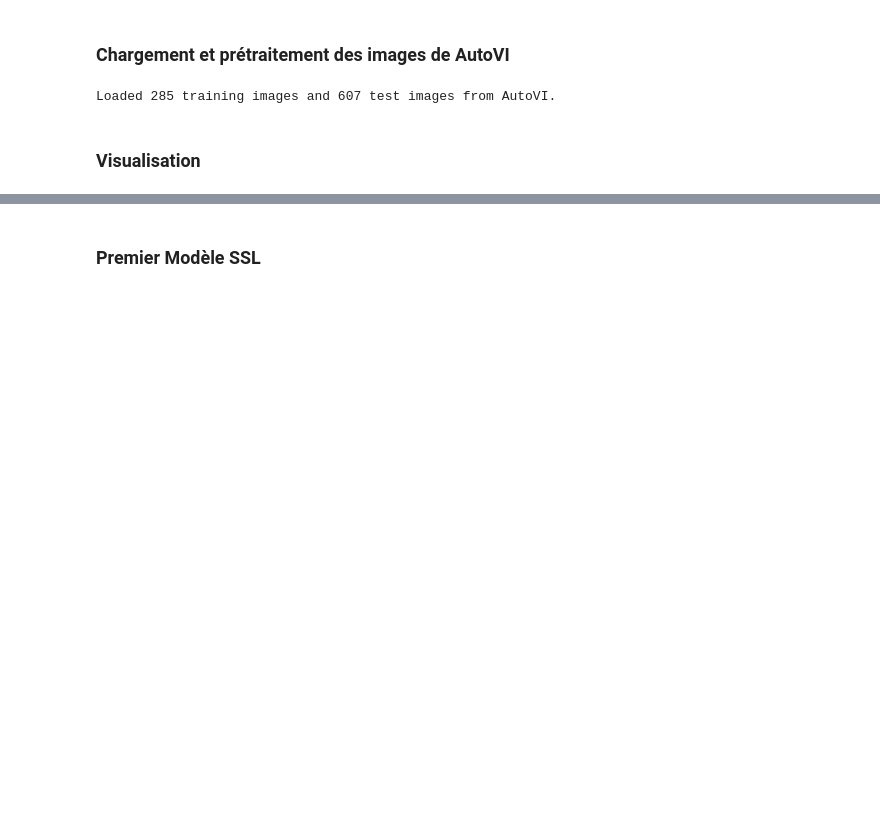
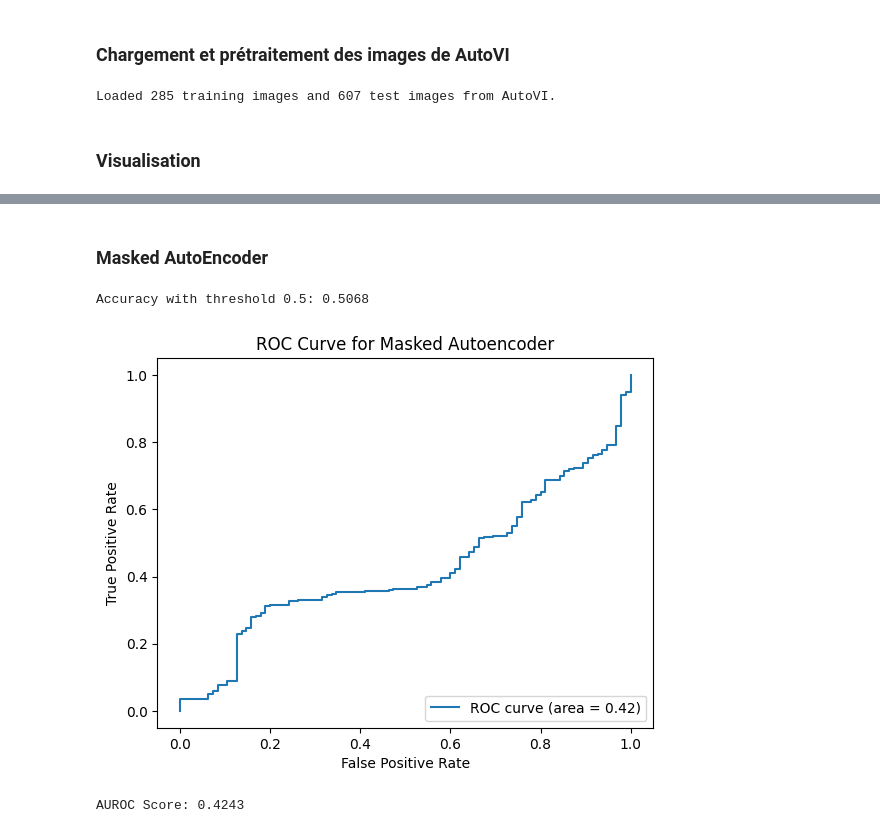
Before and after one commit to Totm33606/hddl_project, a Jupyter notebook: project3/ssl.ipynb, the cells around one changed output, grey strips where cells are left out. Cells and saved outputs as stored; diff of their text form; code cells hidden in the pictures; blank space fills up the shorter version.

Commit message:
ajouter les modeles: masked autoencoder et contrastive model

```diff
--- a/project3/ssl.ipynb
+++ b/project3/ssl.ipynb
@@ -229,2 +228,2 @@ Clipping input data to the valid range for imshow with RGB data ([0..1] for floa
-# %% [markdown]
-### Premier Modèle SSL
+# %% [markdown]
+### Masked AutoEncoder
@@ -230,0 +267,22 @@ Clipping input data to the valid range for imshow with RGB data ([0..1] for floa
+# %%
+# Define the Masked Autoencoder model
+class MaskedAutoencoder(nn.Module):
+    def __init__(self, mask_ratio, hidden_dim=1024):
+        super(MaskedAutoencoder, self).__init__()
+        self.encoder = Encoder(latent_dim=hidden_dim, in_channels=3)  # Input grayscale
+        self.decoder = Decoder(latent_dim=hidden_dim, out_channels=3)
+        self.mask_ratio = mask_ratio
+
+    def forward(self, x):
+        batch_size, channels, height, width = x.size()
+        masked_x = self.apply_mask(x)
+        encoded = self.encoder(masked_x)
+        decoded = self.decoder(encoded)
+        return decoded.view(batch_size, channels, height, width)
+
+    def apply_mask(self, x):
+        x_masked = x.clone()
+        mask = torch.rand_like(x[:, 0, :, :]) < self.mask_ratio
+        mask = mask.unsqueeze(1).repeat(1, x.size(1), 1, 1)
+        x_masked[mask] = 0
+        return x_masked
@@ -230,0 +342,16 @@ Clipping input data to the valid range for imshow with RGB data ([0..1] for floa
+# %%
+# Assuming train_dataloader_MVTec and test_dataloader_MVTec are defined
+# Initialize and train the model
+mae_model_MV = MaskedAutoencoder(mask_ratio = 1/5).to(device)
+train_model(mae_model_MV, train_dataloader_MVTec, epochs=5)
+torch.save(mae_model_MV.state_dict(), 'Masked_Autoencoder_MVTec_weights.pth')
+# Evaluate the model
+roc_auc = evaluate_model(mae_model_MV, test_dataloader_MVTec)
+
+
+
+print(f"AUROC Score: {roc_auc:.4f}")
+# %% [output]
+Accuracy with threshold 0.5: 0.5068
+[figure, added]
+AUROC Score: 0.4243
```
Also changed, not shown: parts of 14 cells of this notebook.
